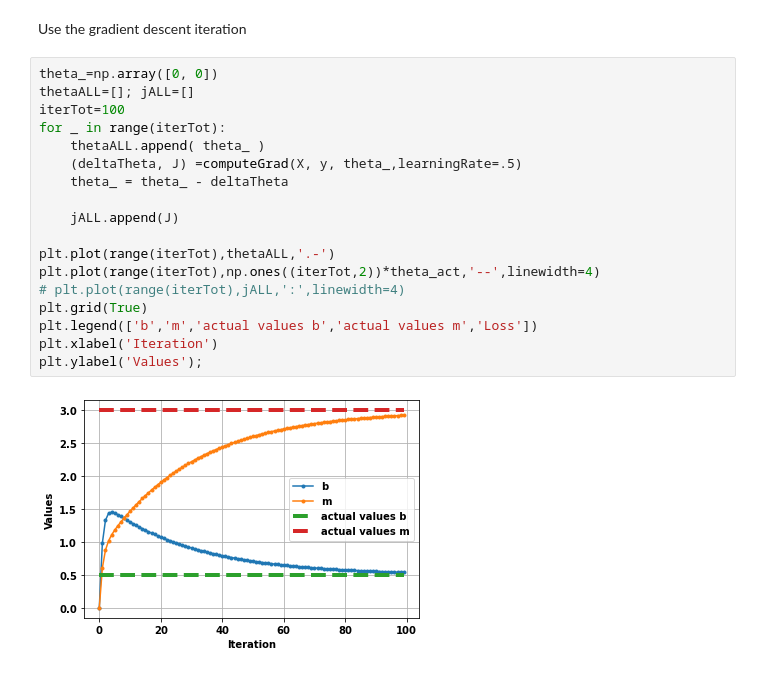
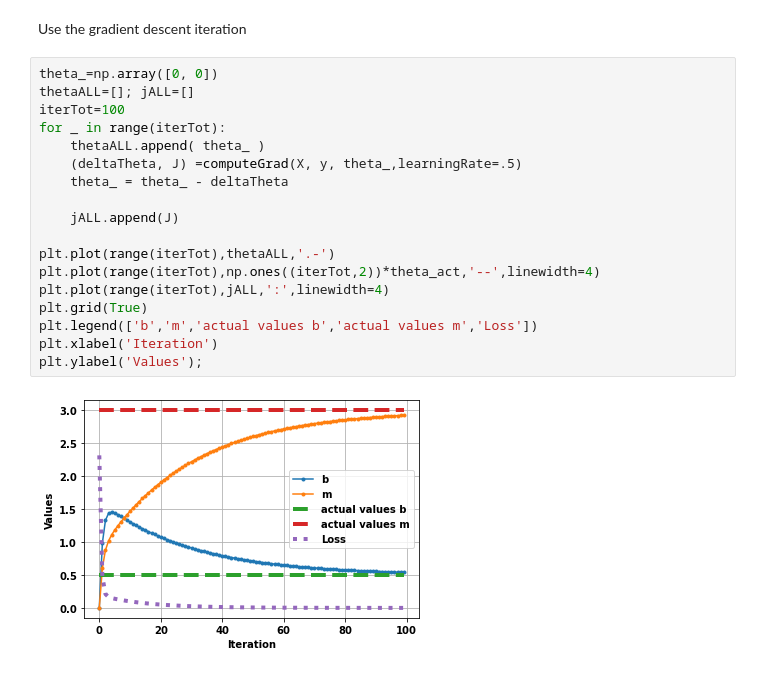
Before and after one commit to ThomasHSimm/SimmQuarto, a Jupyter notebook: posts/NeuralNetworksMaths.ipynb, the cells around one changed output. Saved outputs shown, nothing was run; the diff lists cells and outputs as text.

```diff
--- a/posts/NeuralNetworksMaths.ipynb
+++ b/posts/NeuralNetworksMaths.ipynb
@@ -143,20 +143,20 @@ Use the gradient descent iteration
 # %%
 theta_=np.array([0, 0])
 thetaALL=[]; jALL=[]
 iterTot=100
 for _ in range(iterTot):
     thetaALL.append( theta_ )
     (deltaTheta, J) =computeGrad(X, y, theta_,learningRate=.5)
     theta_ = theta_ - deltaTheta
 
     jALL.append(J)
 
 plt.plot(range(iterTot),thetaALL,'.-')
 plt.plot(range(iterTot),np.ones((iterTot,2))*theta_act,'--',linewidth=4)
-# plt.plot(range(iterTot),jALL,':',linewidth=4)
+plt.plot(range(iterTot),jALL,':',linewidth=4)
 plt.grid(True)
 plt.legend(['b','m','actual values b','actual values m','Loss'])
 plt.xlabel('Iteration')
 plt.ylabel('Values');
 # %% [output]
-[figure, old version]
+[figure, new version]
```
Also changed, not shown: 4 other files.
